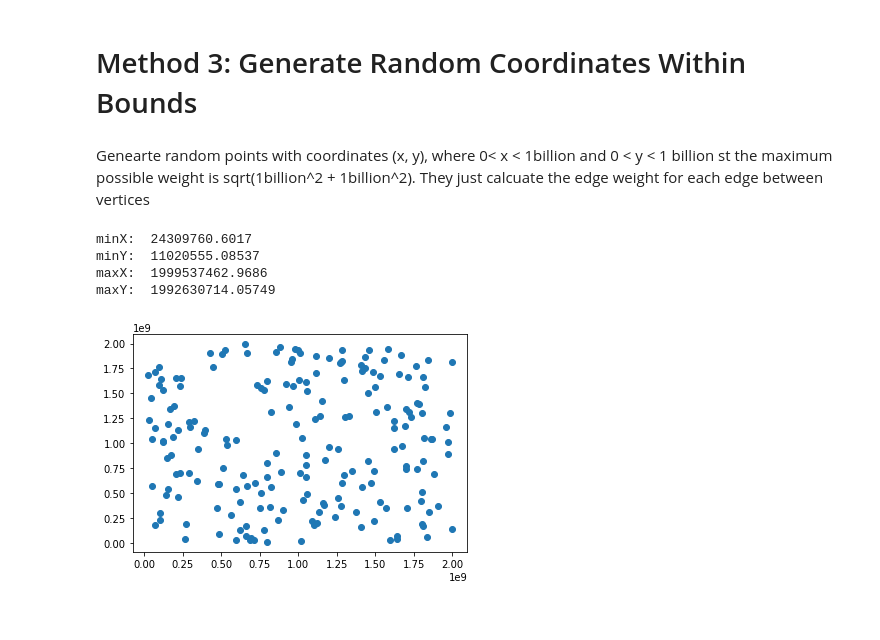
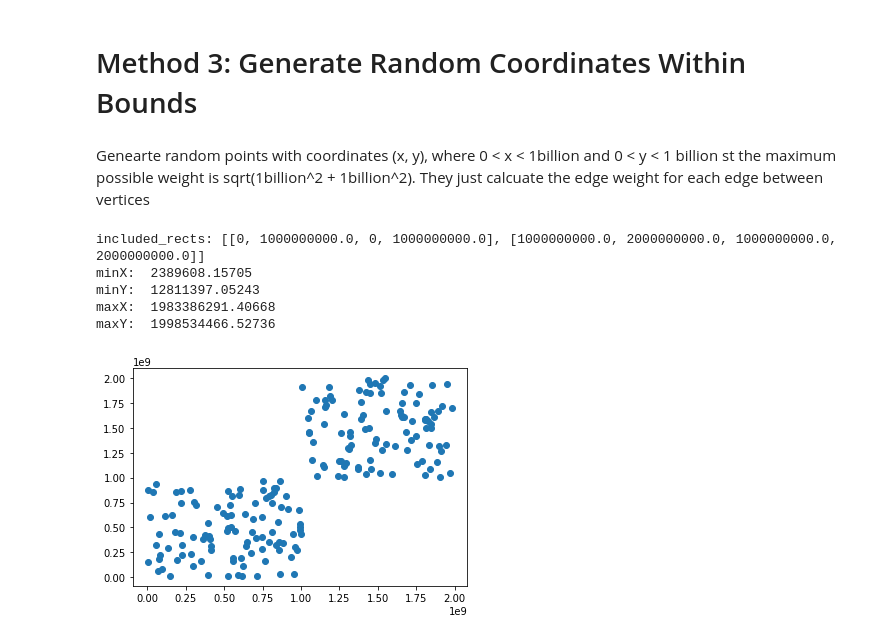
Before and after one commit to radarlwd/project-fa19, a Jupyter notebook: notebooks-son.ipynb, the cells around one changed output. Cells and saved outputs as stored; diff of their text form; code cells hidden in the pictures.

```diff
--- a/notebooks-son.ipynb
+++ b/notebooks-son.ipynb
@@ -291,17 +270,23 @@ total fixes:  26663
 # %% [markdown]
 # Method 3: Generate Random Coordinates Within Bounds
 # %% [markdown]
-Genearte random points with coordinates (x, y), where 0< x < 1billion and 0 < y < 1 billion st the maximum possible weight is sqrt(1billion^2 + 1billion^2). They just calcuate the edge weight for each edge between vertices
+Genearte random points with coordinates (x, y), where 0 < x < 1billion and 0 < y < 1 billion st the maximum possible weight is sqrt(1billion^2 + 1billion^2). They just calcuate the edge weight for each edge between vertices
 # %%
-def generate_random_coordinates(num_verticies, lower, upper):
+def generate_random_coordinates(num_verticies, included_rects):
+    """ generate a list of random coordinates which are in the included rects.
+    included_rect = [[x_left, x_right, y_bot, y_top], ...]"""
+    print("included_rects:", included_rects)
     coords = []
     minX = float('inf')
     minY = float('inf')
     maxX = -float('inf')
     maxY = -float('inf')
     for i in range(num_verticies):
-        x = round(rd.uniform(lower, upper), NUM_DEC)
-        y = round(rd.uniform(lower, upper), NUM_DEC)
+        rect = rd.choice(included_rects)
+
+        x = round(rd.uniform(rect[0], rect[1]), NUM_DEC)
+        y = round(rd.uniform(rect[2], rect[3]), NUM_DEC)
+
         coords.append((x, y))
         if x < minX:
             minX = x
@@ -328,14 +313,17 @@ def plot_coordinates(data):
     x, y = data.T
     plt.scatter(x,y)
     plt.show()
-# %%
-coords = generate_random_coordinates(200, MIN, MAX)
-plot_coordinates(coords)
-# %% [output]
-minX:  24309760.6017
-minY:  11020555.08537
-maxX:  1999537462.9686
-maxY:  1992630714.05749
-[figure, removed]
+# %%
+# test included_rect
+coords = generate_random_coordinates(LARGE, [[0, .5*MAX, 0, .5*MAX], [.5*MAX, MAX, .5*MAX, MAX]])
+plot_coordinates(coords)
+# print(coords)
+# %% [output]
+included_rects: [[0, 1000000000.0, 0, 1000000000.0], [1000000000.0, 2000000000.0, 1000000000.0, 2000000000.0]]
+minX:  2389608.15705
+minY:  12811397.05243
+maxX:  1983386291.40668
+maxY:  1998534466.52736
+[figure, added]
 # %%
 # Generate
```
Also changed, not shown: parts of 25 cells of this notebook.
